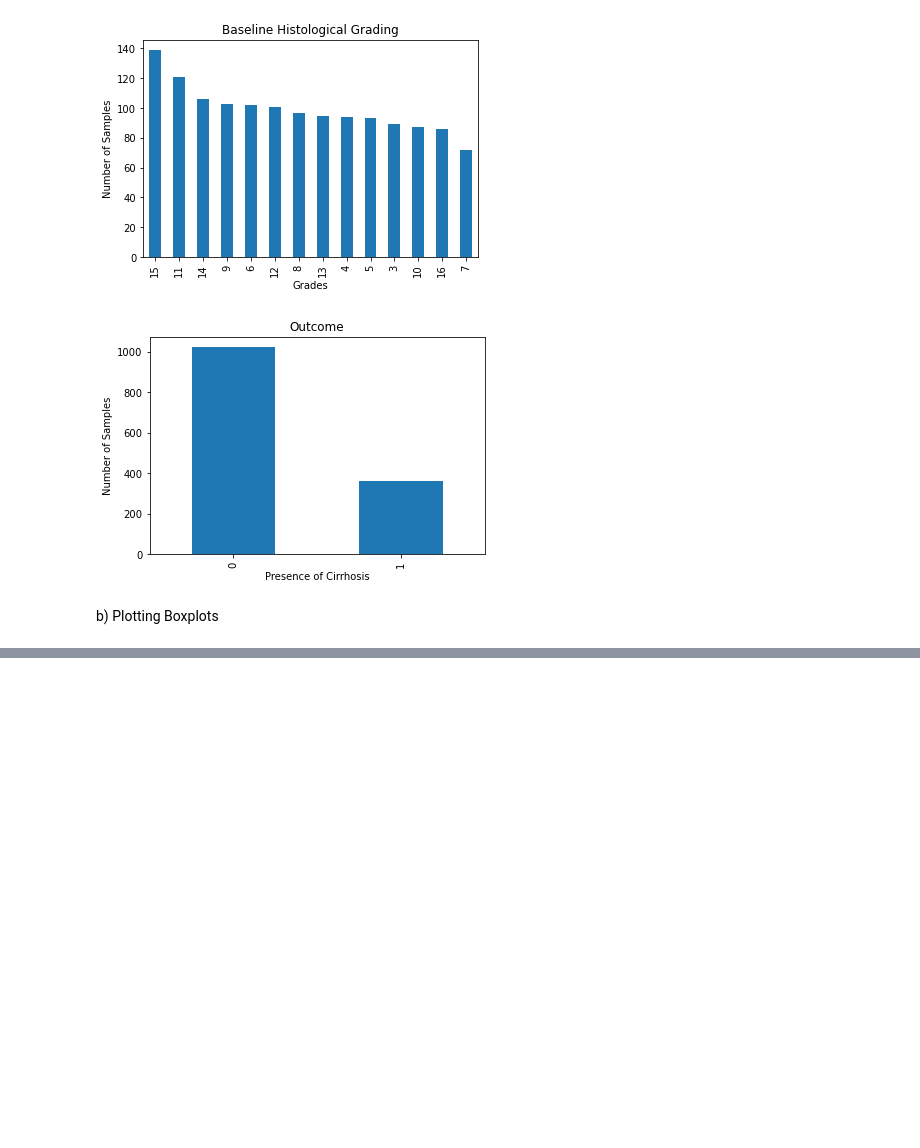
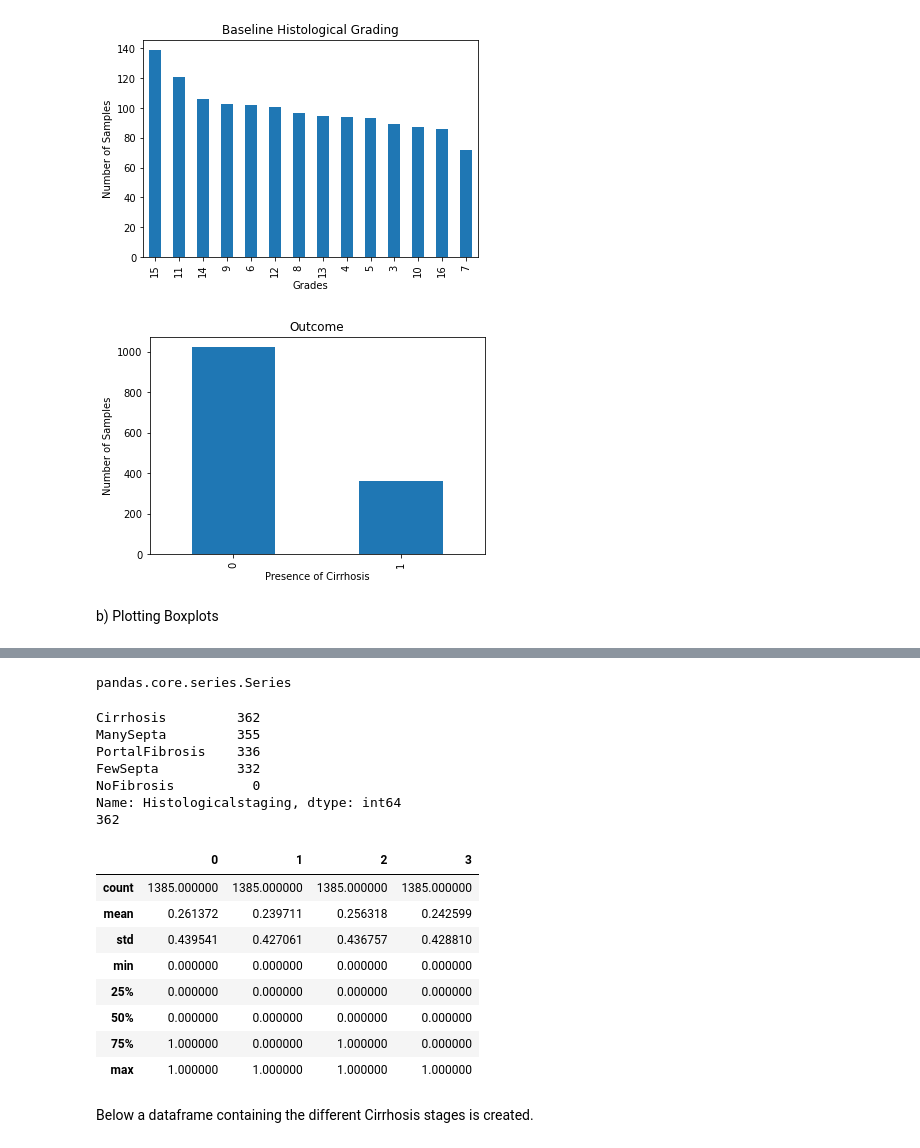
Before and after one commit to paolaparadas29/ProjectAI, a Jupyter notebook: Project_Lab1_final.ipynb, the cells around one changed output, grey strips where cells are left out. Saved outputs shown, nothing was run; the diff lists cells and outputs as text; code cells hidden in the pictures; blank space fills up the shorter version.

```diff
--- a/Project_Lab1_final.ipynb
+++ b/Project_Lab1_final.ipynb
@@ -334,0 +390,34 @@ print_boxplots_hist(headers, data)
+# %%
+type(data.Histologicalstaging)
+# %% [output]
+pandas.core.series.Series
+# %%
+from sklearn.preprocessing import OneHotEncoder
+# creating instance of one-hot-encoder
+enc = OneHotEncoder(handle_unknown='ignore')
+enc_data = pd.DataFrame(enc.fit_transform(data[['Histologicalstaging']]).toarray())
+categ_count = data['Histologicalstaging'].value_counts()
+print(data['Histologicalstaging'].value_counts()) # Identifity categories
+print(categ_count[0])
+enc_data.describe()
+#Idea: Ho: all stages (except nofibrosis) has equal proportion. H
+#data.describe()
+# %% [output]
+Cirrhosis         362
+ManySepta         355
+PortalFibrosis    336
+FewSepta          332
+NoFibrosis          0
+Name: Histologicalstaging, dtype: int64
+362
+|  | 0 | 1 | 2 | 3 |
+| count | 1385.000000 | 1385.000000 | 1385.000000 | 1385.000000 |
+| mean | 0.261372 | 0.239711 | 0.256318 | 0.242599 |
+| std | 0.439541 | 0.427061 | 0.436757 | 0.428810 |
+| min | 0.000000 | 0.000000 | 0.000000 | 0.000000 |
+| 25% | 0.000000 | 0.000000 | 0.000000 | 0.000000 |
+| 50% | 0.000000 | 0.000000 | 0.000000 | 0.000000 |
+| 75% | 1.000000 | 0.000000 | 1.000000 | 0.000000 |
+| max | 1.000000 | 1.000000 | 1.000000 | 1.000000 |
+# %% [markdown]
+Below a dataframe containing the different Cirrhosis stages is created.
```
Also changed, not shown: parts of 17 cells of this notebook.
